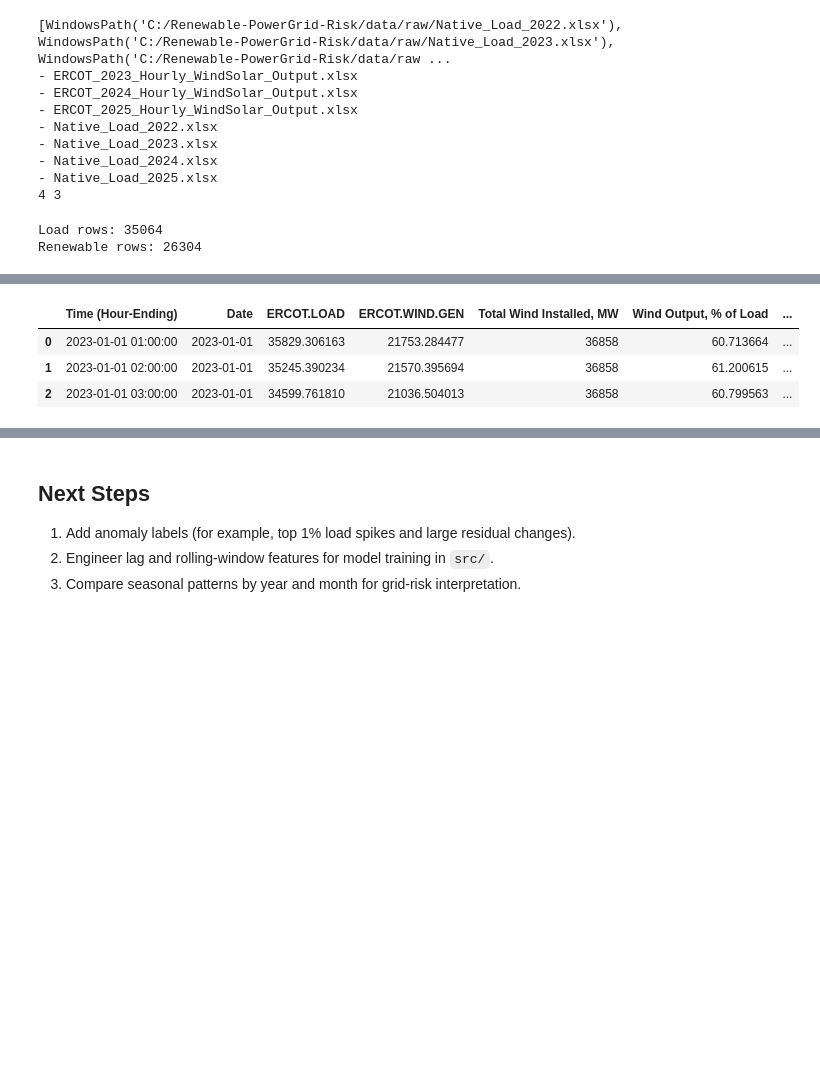
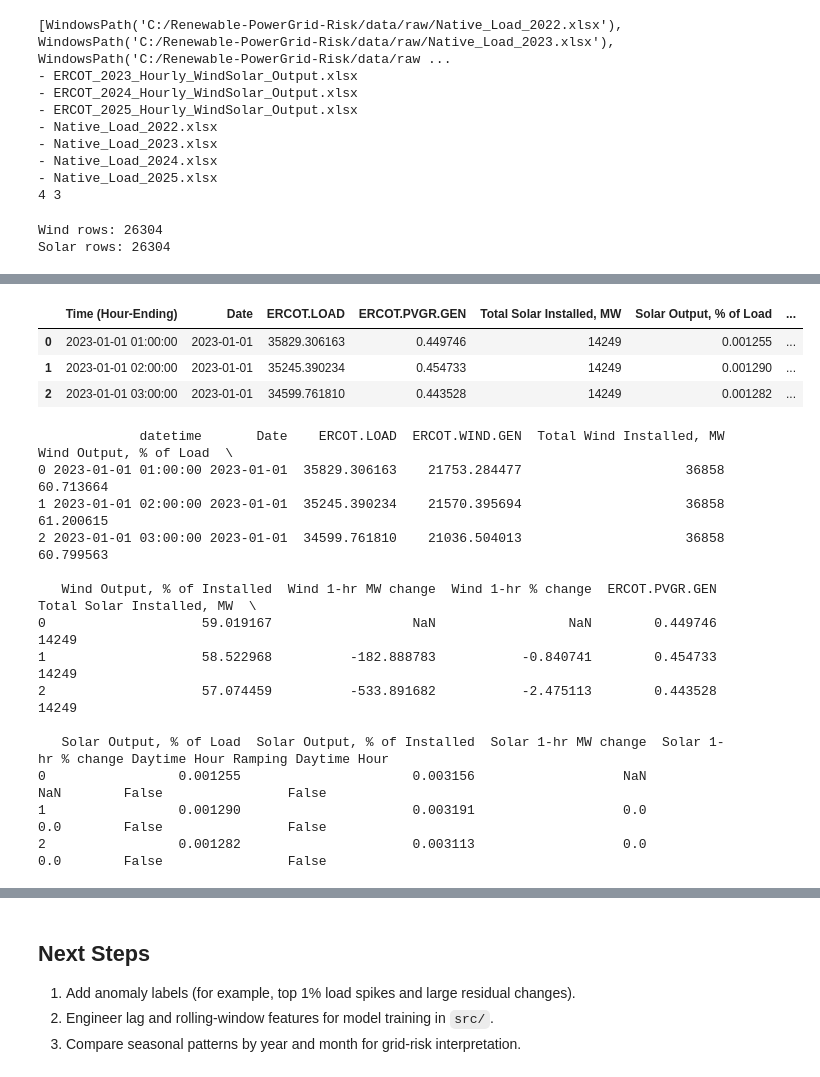
Before and after one commit to kylezlin-hub/Renewable-PowerGrid-Risk, a Jupyter notebook: notebooks/data_exploration.ipynb, the cells around one changed output, grey strips where cells are left out. Drawn from its saved outputs; the diff is of its cells as text; code cells hidden in the pictures; blank space fills up the shorter version.

```diff
--- a/notebooks/data_exploration.ipynb
+++ b/notebooks/data_exploration.ipynb
@@ -41,16 +41,28 @@ print(len(load_files),len(renewable_files))
 - Native_Load_2025.xlsx
 4 3
 # %%
-load_frames = [pd.read_excel(f) for f in load_files]
-renewable_frames = [pd.read_excel(f) for f in renewable_files]
+# Since ERCOT.LOAD is already included in renewable files, we can skip loading load files separately
+#load_frames = [pd.read_excel(f) for f in load_files]
+wind_frames = [pd.read_excel(f, sheet_name='Wind Data') for f in renewable_files]
+solar_frames = [pd.read_excel(f, sheet_name='Solar Data') for f in renewable_files]
 
-load_df = pd.concat(load_frames, ignore_index=True)
-renewable_df = pd.concat(renewable_frames, ignore_index=True)
+#load_df = pd.concat(load_frames, ignore_index=True)
+wind_df = pd.concat(wind_frames, ignore_index=True)
+solar_df = pd.concat(solar_frames, ignore_index=True)
 
-print('Load rows:', len(load_df))
-print('Renewable rows:', len(renewable_df))
-display(load_df.head(3))
-display(renewable_df.head(3))
+#print('Load rows:', len(load_df))
+print('Wind rows:', len(wind_df))
+print('Solar rows:', len(solar_df))
+#display(load_df.head(3))
+display(wind_df.head(3))
+display(solar_df.head(3))
+
+wind_df.rename(columns={'Time (Hour-Ending)':'datetime'}, inplace=True)
+solar_df.rename(columns={'Time (Hour-Ending)':'datetime'}, inplace=True)
+
+df=wind_df.merge(solar_df.drop(columns=['ERCOT.LOAD']), on=['Date','datetime'], how='outer')
+
+print(df.head(3))
 # %% [output]
-Load rows: 35064
-Renewable rows: 26304
+Wind rows: 26304
+Solar rows: 26304
@@ -61,4 +73,18 @@ Renewable rows: 26304
-|  | Time (Hour-Ending) | Date | ERCOT.LOAD | ERCOT.WIND.GEN | Total Wind Installed, MW | Wind Output, % of Load | ... |
-| 0 | 2023-01-01 01:00:00 | 2023-01-01 | 35829.306163 | 21753.284477 | 36858 | 60.713664 | ... |
-| 1 | 2023-01-01 02:00:00 | 2023-01-01 | 35245.390234 | 21570.395694 | 36858 | 61.200615 | ... |
-| 2 | 2023-01-01 03:00:00 | 2023-01-01 | 34599.761810 | 21036.504013 | 36858 | 60.799563 | ... |
+|  | Time (Hour-Ending) | Date | ERCOT.LOAD | ERCOT.PVGR.GEN | Total Solar Installed, MW | Solar Output, % of Load | ... |
+| 0 | 2023-01-01 01:00:00 | 2023-01-01 | 35829.306163 | 0.449746 | 14249 | 0.001255 | ... |
+| 1 | 2023-01-01 02:00:00 | 2023-01-01 | 35245.390234 | 0.454733 | 14249 | 0.001290 | ... |
+| 2 | 2023-01-01 03:00:00 | 2023-01-01 | 34599.761810 | 0.443528 | 14249 | 0.001282 | ... |
+             datetime       Date    ERCOT.LOAD  ERCOT.WIND.GEN  Total Wind Installed, MW  Wind Output, % of Load  \
+0 2023-01-01 01:00:00 2023-01-01  35829.306163    21753.284477                     36858               60.713664
+1 2023-01-01 02:00:00 2023-01-01  35245.390234    21570.395694                     36858               61.200615
+2 2023-01-01 03:00:00 2023-01-01  34599.761810    21036.504013                     36858               60.799563
+
+   Wind Output, % of Installed  Wind 1-hr MW change  Wind 1-hr % change  ERCOT.PVGR.GEN  Total Solar Installed, MW  \
+0                    59.019167                  NaN                 NaN        0.449746                      14249
+1                    58.522968          -182.888783           -0.840741        0.454733                      14249
+2                    57.074459          -533.891682           -2.475113        0.443528                      14249
+
+   Solar Output, % of Load  Solar Output, % of Installed  Solar 1-hr MW change  Solar 1-hr % change Daytime Hour Ramping Daytime Hour
+0                 0.001255                      0.003156                   NaN                  NaN        False                False
+1                 0.001290                      0.003191                   0.0                  0.0        False                False
+2                 0.001282                      0.003113                   0.0                  0.0        False                False
```
Also changed, not shown: parts of 3 cells of this notebook.
